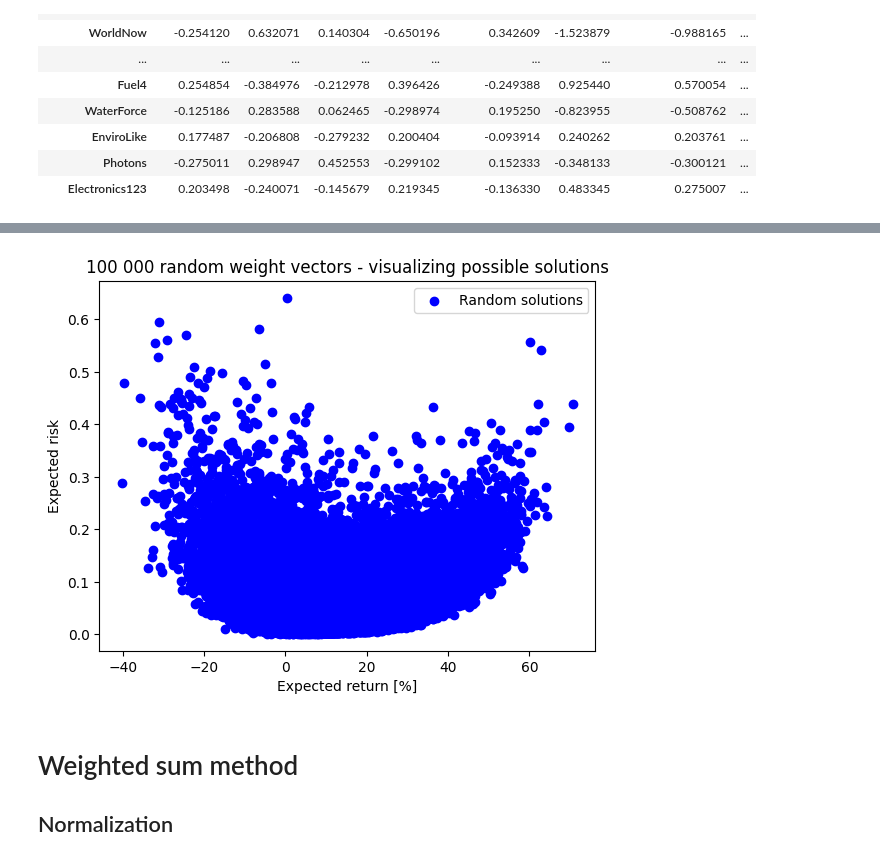
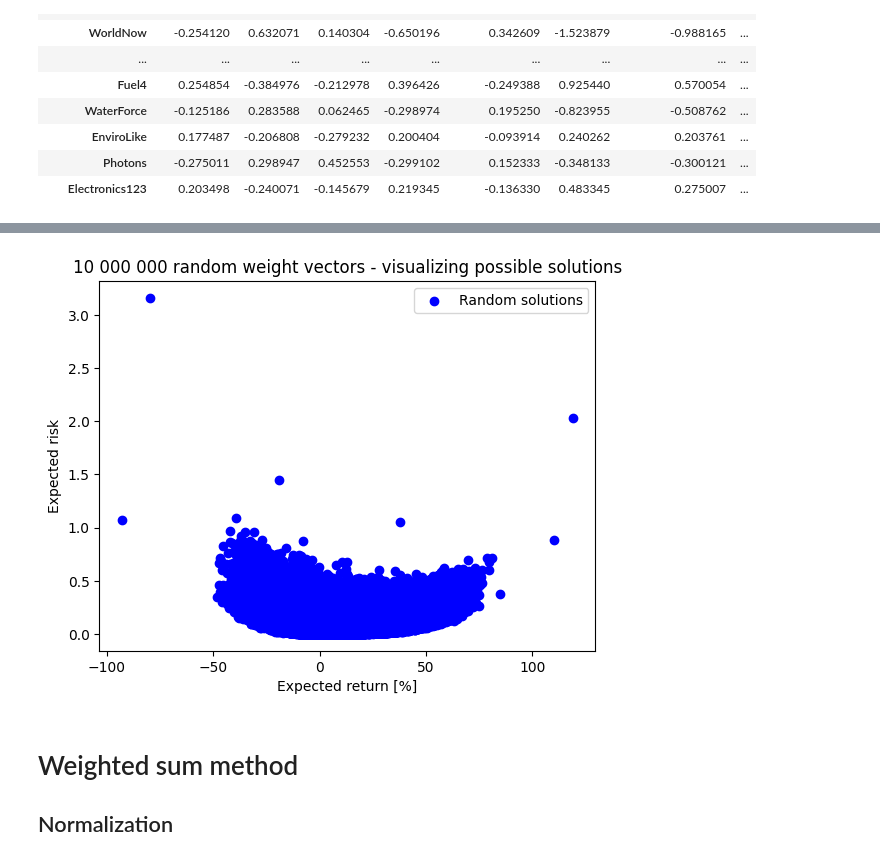
Before and after one commit to BbqGamer/moo, a Jupyter notebook: Script1.ipynb, the cells around one changed output, grey strips where cells are left out. Saved outputs shown, nothing was run; the diff lists cells and outputs as text; code cells hidden in the pictures.

```diff
--- a/Script1.ipynb
+++ b/Script1.ipynb
@@ -216,17 +257,34 @@ np.savetxt('cov_matrix.csv', np.round(cov_matrix, 5), delimiter=',')
 # %%
 random_profit_risk = pd.read_csv('output.csv',header=None)
 # %%
-random_profit = random_profit_risk[0]
-random_risk = random_profit_risk[1]
+random_profit = list(random_profit_risk[0])
+random_risk = list(random_profit_risk[1])
+# %%
+solutions = np.identity(NUM_ASSETS)
+
+risks= []
+profits=[]
+for sol in solutions:
+    profit=0
+    risk=0
+    for i in range(NUM_ASSETS):
+        profit += sol[i] * predicted_returns[i]
+        for j in range(NUM_ASSETS):
+            risk += sol[i] * sol[j] * cov_matrix[i][j]
+    profits.append(profit)
+    risks.append(risk)
+# %%
+random_profit.extend(profits)
+random_risk.extend(risks)
 # %%
 plt.scatter(random_profit, random_risk, color="blue", label="Random solutions")
 plt.legend()
-plt.title("100 000 random weight vectors - visualizing possible solutions")
+plt.title("10 000 000 random weight vectors - visualizing possible solutions")
 plt.xlabel("Expected return [%]")
 plt.ylabel("Expected risk")
 plt.show()
 # %% [output]
-[figure, old version]
+[figure, new version]
 # %% [markdown]
 # Weighted sum method
 ## Normalization
```
Also changed, not shown: parts of 25 cells of this notebook, 2 other files.
